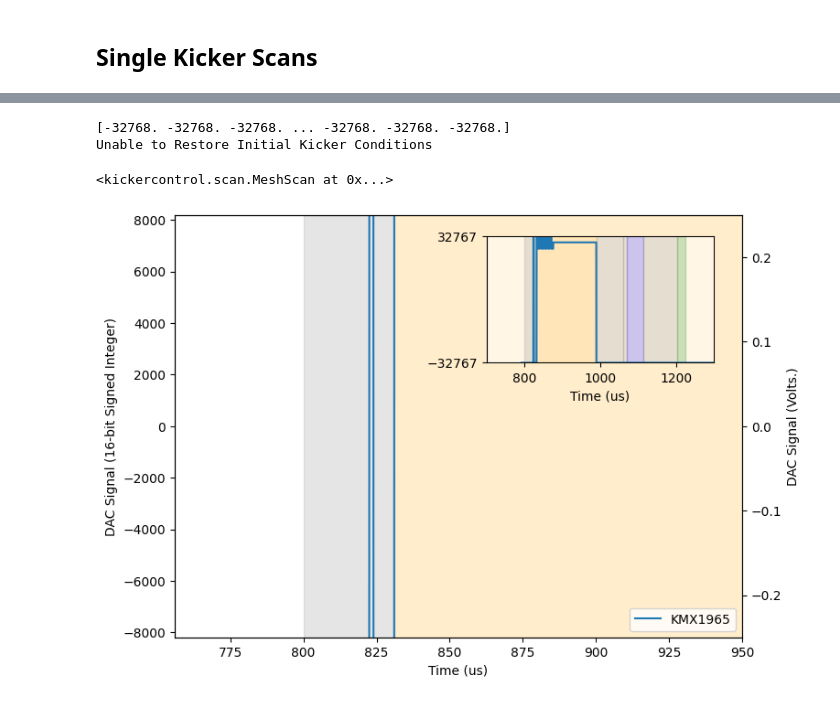
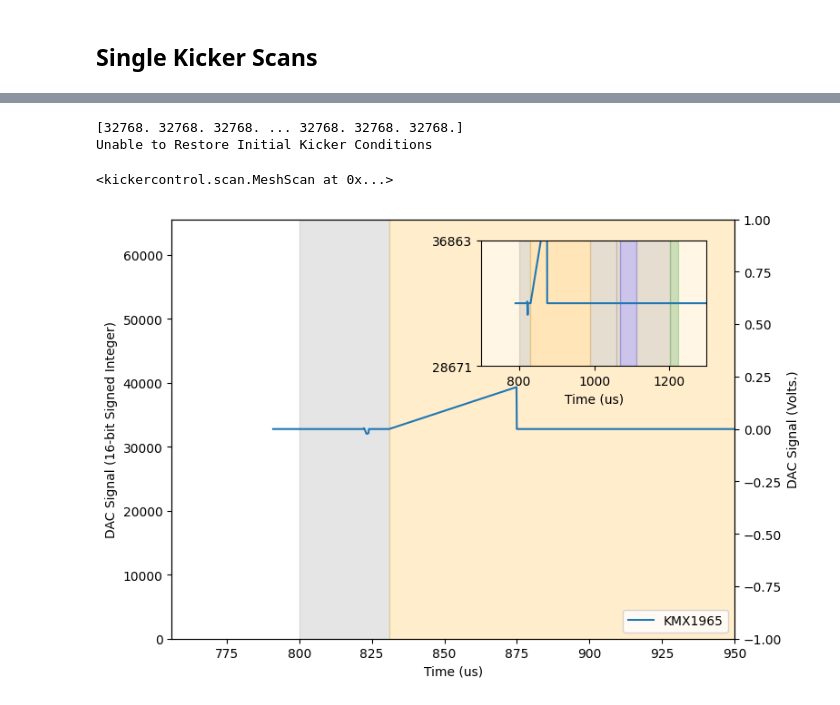
Before and after one commit to twguest/XSynth, a Jupyter notebook: docs/FD_Nov24.ipynb, the cells around one changed output, grey strips where cells are left out. Drawn from its saved outputs; the diff is of its cells as text; code cells hidden in the pictures.

```diff
--- a/docs/FD_Nov24.ipynb
+++ b/docs/FD_Nov24.ipynb
@@ -58,26 +202,27 @@ plt.plot(K.read_dac()[:,1])
 # %%
 import numpy as np
 
-from kickercontrol.main import SquareScan
+from kickercontrol.main import RampScan
 from kickercontrol.device import (KL2005, KMX1938, KMX1965, KNY1938, KNY1965)
 
 from kickercontrol.timing import get_region_bounds
 
 ti, tf = get_region_bounds('2')
+
 tf = 875
-SquareScan(kicker_device = KMX1965,
+
+RampScan(kicker_device = KMX1965,
 		   end_time=tf,
-           scan_vector = np.linspace(0,5,25)/((tf-ti)),
-           scan_variable="V4",
-           amplitude = 0.1,
-		   offset = 0.9,
-           duty = 0.5,
-           n_frequency=2,
+		   scan_variable="V4",
+           scan_vector = np.linspace(0,0.2,25),
+		   start_value=0,
+		   offset=0,
+		   end_value=0,
            wait_time = 5,
 		   write_dac=True,
 		   relative_scan=False)
 # %% [output]
-[-32768. -32768. -32768. ... -32768. -32768. -32768.]
+[32768. 32768. 32768. ... 32768. 32768. 32768.]
 Unable to Restore Initial Kicker Conditions
 <kickercontrol.scan.MeshScan at 0x...>
-[figure, old version]
+[figure, new version]
```
Also changed, not shown: parts of 25 cells of this notebook, 6 other files.
